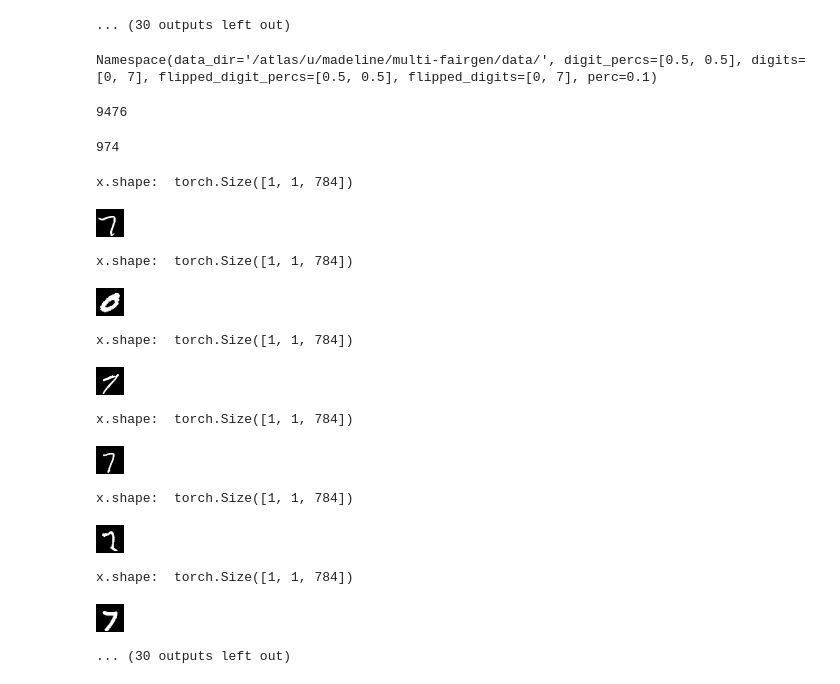
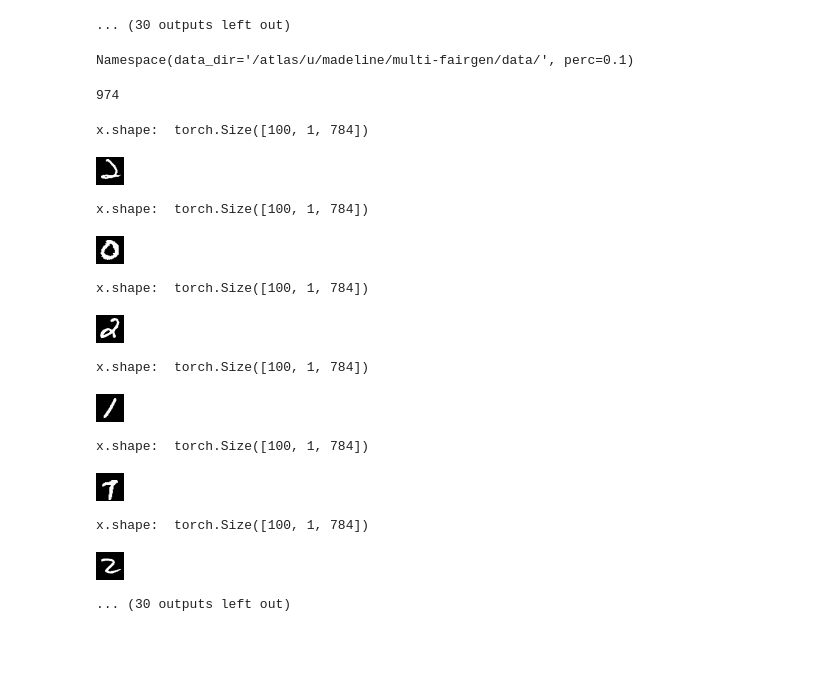
Before and after one commit to ermongroup/f-dre, a Jupyter notebook: notebooks/test_dsets.ipynb, the cells around one changed output. Saved outputs shown, nothing was run; the diff lists cells and outputs as text; code cells hidden in the pictures; blank space fills up the shorter version.

Commit message:
Cleanup WIP; same_bkgd exps

```diff
--- a/notebooks/test_dsets.ipynb
+++ b/notebooks/test_dsets.ipynb
@@ -30,7 +30,7 @@ def dict2namespace(config):
         setattr(namespace, key, new_value)
     return namespace
 # %%
-with open('/atlas/u/madeline/multi-fairgen/src/classification/configs/mnist/attr_bkgd.yaml') as f:
+with open('/atlas/u/madeline/multi-fairgen/src/flows/configs/mnist_subset/same_bkgd.yaml') as f:
     config = yaml.load(f)
 config = dict2namespace(config)
 # %%
@@ -71,42 +72,35 @@ from src.flows.datasets.cmnist import *
 # %%
 args = argparse.Namespace(
     perc=0.1,
-    data_dir=config.training.data_dir,
-    digit_percs=config.data.digit_percs,
-    flipped_digit_percs=config.data.flipped_digit_percs,
-    digits=config.data.digits,
-    flipped_digits=config.data.flipped_digits
+    data_dir=config.training.data_dir
 )
 args
 # %% [output]
-Namespace(data_dir='/atlas/u/madeline/multi-fairgen/data/', digit_percs=[0.5, 0.5], digits=[0, 7], flipped_digit_percs=[0.5, 0.5], flipped_digits=[0, 7], perc=0.1)
+Namespace(data_dir='/atlas/u/madeline/multi-fairgen/data/', perc=0.1)
-# %%
-mnist = MNISTSubset(args)
-len(mnist)
-# %% [output]
-9476
+# %%
+train, val, test = fetch_dataloaders('MNISTSubsets', config.training.batch_size, torch.device('cpu'), args, config)
 # %%
 flipped = FlippedMNISTSubset(args)
 len(flipped)
 # %% [output]
 974
 # %%
-for i, (x, _) in enumerate(DataLoader(mnist, shuffle=True)):
+for i, (x, _) in enumerate(train):
     print('x.shape: ', x.shape)
-    display(to_img(x.reshape(-1, 28, 28)))
+    display(to_img(x[0].reshape(-1, 28, 28)))
     if i == 20:
         break
 # %% [output]
-x.shape:  torch.Size([1, 1, 784])
+x.shape:  torch.Size([100, 1, 784])
-[figure, old version]
+[figure, new version]
-x.shape:  torch.Size([1, 1, 784])
+x.shape:  torch.Size([100, 1, 784])
 [figure]
-x.shape:  torch.Size([1, 1, 784])
+x.shape:  torch.Size([100, 1, 784])
-[figure, old version]
+[figure, new version]
-x.shape:  torch.Size([1, 1, 784])
+x.shape:  torch.Size([100, 1, 784])
-[figure, old version]
+[figure, new version]
-x.shape:  torch.Size([1, 1, 784])
+x.shape:  torch.Size([100, 1, 784])
-[figure, old version]
+[figure, new version]
-x.shape:  torch.Size([1, 1, 784])
+x.shape:  torch.Size([100, 1, 784])
-[figure, old version]
+[figure, new version]
 ... (30 outputs left out)
```
Also changed, not shown: parts of 1 cell of this notebook, 15 other files.
